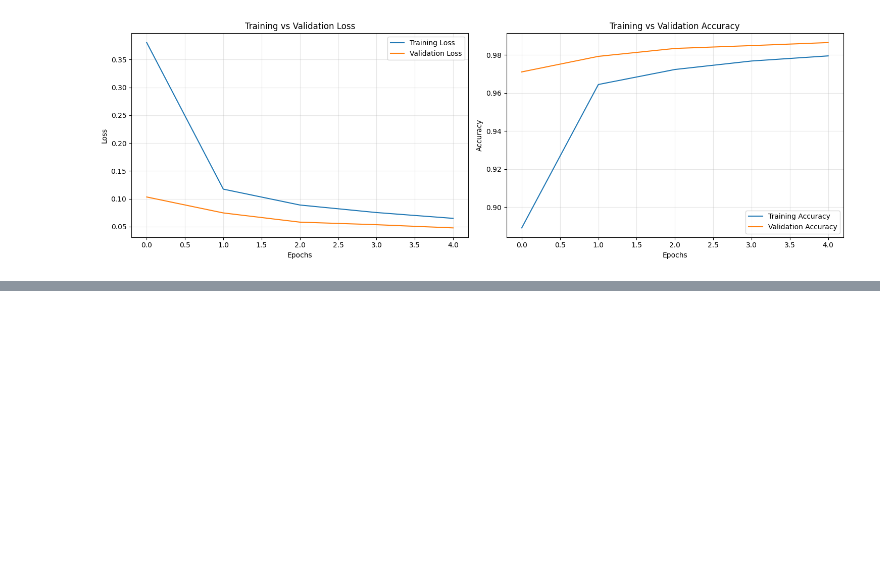
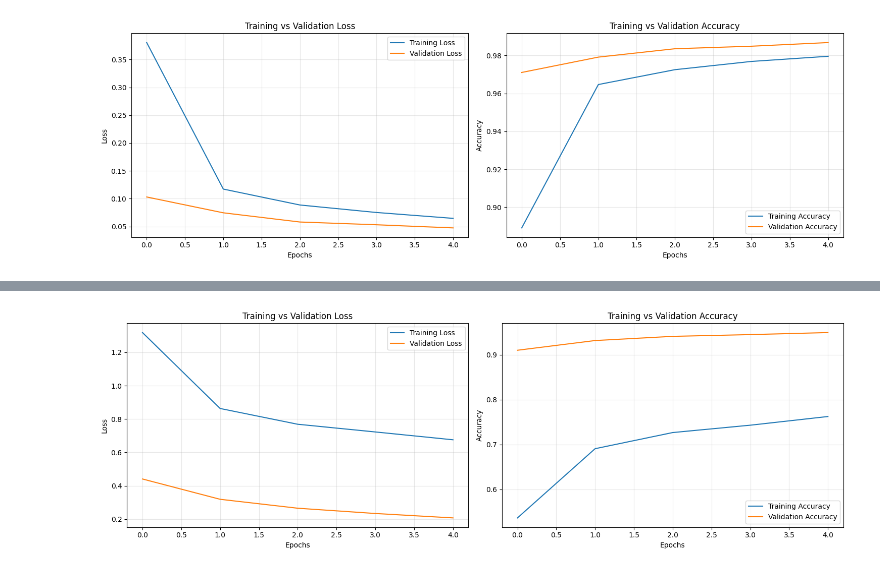
Before and after one commit to Elsacred02/assignment_3_advanced_machine_learning, a Jupyter notebook: Assignment3.ipynb, the cells around one changed output, grey strips where cells are left out. Drawn from its saved outputs; the diff is of its cells as text; code cells hidden in the pictures; blank space fills up the shorter version.

Commit message:
Aggiunto un modello semplice con meno di 7000 parametri

```diff
--- a/Assignment3.ipynb
+++ b/Assignment3.ipynb
@@ -263,0 +314,7 @@ Test accuracy 0.987500011920929
+# %%
+from sklearn import metrics
+batch_size = 128
+epochs = 5
+
+model.compile(loss="categorical_crossentropy", optimizer="adam", metrics=["accuracy"])
+history = model.fit(x_train, y_train, batch_size=batch_size, epochs=epochs, validation_split=0.2)
@@ -263,0 +332,25 @@ Test accuracy 0.987500011920929
+# %%
+history_dict = history.history
+
+fig, (ax1, ax2) = plt.subplots(1, 2, figsize=(15, 5))
+
+ax1.plot(history_dict['loss'], label='Training Loss')
+ax1.plot(history_dict['val_loss'], label='Validation Loss')
+ax1.set_xlabel('Epochs')
+ax1.set_ylabel('Loss')
+ax1.set_title('Training vs Validation Loss')
+ax1.legend()
+ax1.grid(alpha=0.3)
+
+ax2.plot(history_dict['accuracy'], label='Training Accuracy')
+ax2.plot(history_dict['val_accuracy'], label='Validation Accuracy')
+ax2.set_xlabel('Epochs')
+ax2.set_ylabel('Accuracy')
+ax2.set_title('Training vs Validation Accuracy')
+ax2.legend()
+ax2.grid(alpha=0.3)
+
+plt.tight_layout()
+plt.show()
+# %% [output]
+[figure, added]
```
Also changed, not shown: parts of 10 cells of this notebook.
